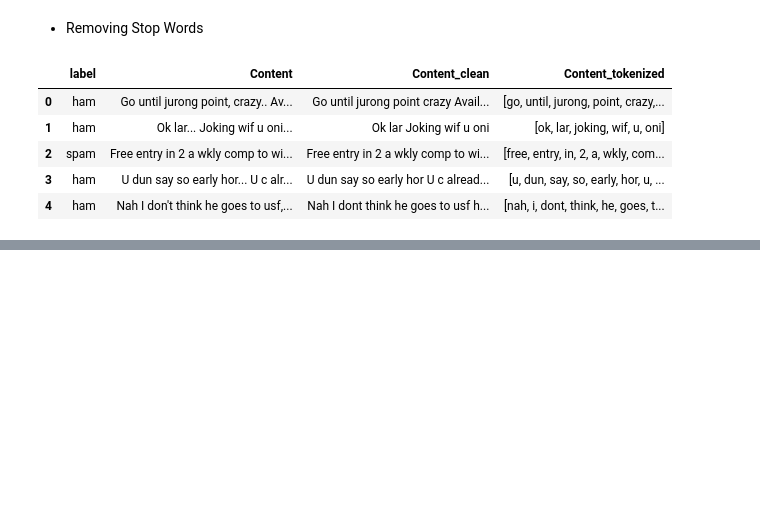
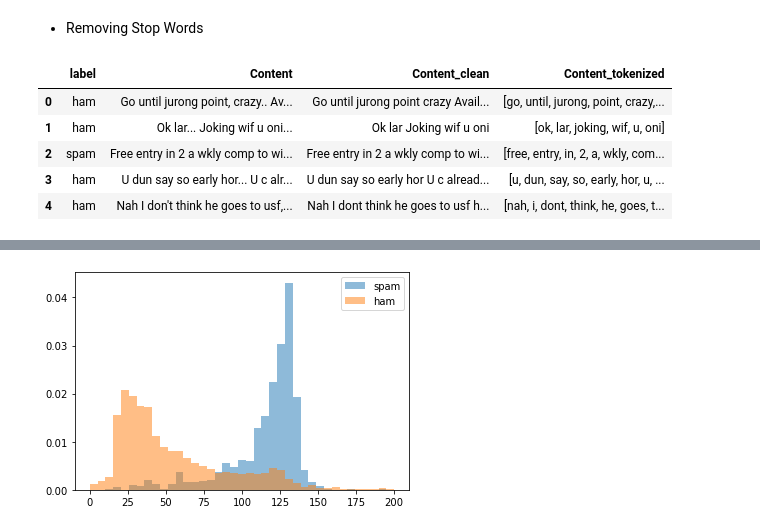
Before and after one commit to Younes-Piro/Spam_detection, a Jupyter notebook: Spam-Detection-Classification.ipynb, the cells around one changed output, grey strips where cells are left out. Saved outputs shown, nothing was run; the diff lists cells and outputs as text; code cells hidden in the pictures; blank space fills up the shorter version.

```diff
--- a/Spam-Detection-Classification.ipynb
+++ b/Spam-Detection-Classification.ipynb
@@ -75,0 +346,5 @@ en_stopword
+# %%
+data = df.copy()
+# %%
+data['Content_len'] = data['Content'].apply(lambda x: len(x) - x.count(" "))
+data.head()
@@ -75,0 +358,9 @@ en_stopword
+# %%
+import string
+def count_punctuation(text):
+    binary_array = [1 for ch in text if ch in string.punctuation]
+    nb_punctuation = sum(binary_array)
+    total = len(text) - text.count(" ")
+    return round(nb_punctuation/(total), 4)*100
+# %%
+data['punctuation_rate'] = data['Content'].apply(lambda x : count_punctuation(x))
@@ -75,0 +380,9 @@ en_stopword
+# %%
+bins = np.linspace(0, 200, 40)
+
+pyplot.hist(data[data['label']=='spam']['Content_len'], bins, alpha=0.5, density=True, stacked=True, label='spam')
+pyplot.hist(data[data['label']=='ham']['Content_len'], bins, alpha=0.5, density=True, stacked=True, label='ham')
+pyplot.legend(loc='upper right')
+pyplot.show()
+# %% [output]
+[figure, added]
```
Also changed, not shown: parts of 54 cells of this notebook.
